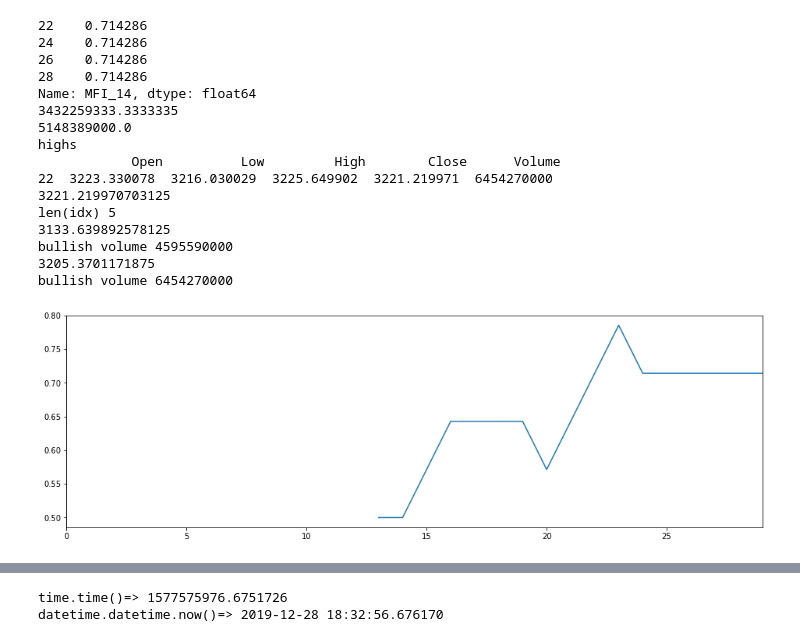
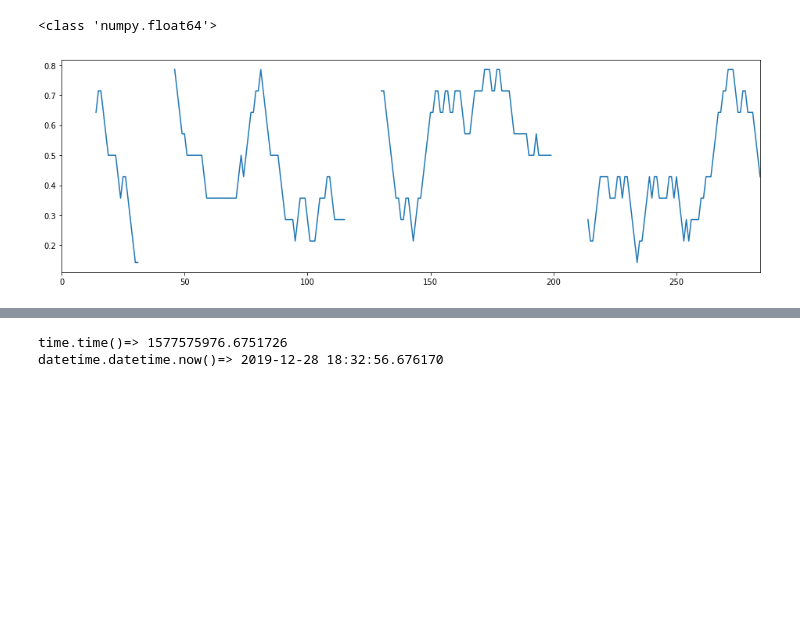
Before and after one commit to mazecore/Py_algotrader, a Jupyter notebook: TradingBot.ipynb, the cells around one changed output, grey strips where cells are left out. Drawn from its saved outputs; the diff is of its cells as text; code cells hidden in the pictures; blank space fills up the shorter version.

```diff
--- a/TradingBot.ipynb
+++ b/TradingBot.ipynb
@@ -26,11 +26,15 @@ maPortfolio = 25000
 maCash = 25000
 
 url = "https://query1.finance.yahoo.com/v8/finance/chart/%5EGSPC?symbol=%5EGSPC&period1={}&period2={}&interval={}&includePrePost=true&events=div%7Csplit%7Cearn&lang=en-US&region=US&crumb=ED2zlWJHcMa&corsDomain=finance.yahoo.com"
+monthAgo = time.time() - 2419200
+weekAgo = time.time() - 386329
 
-r = requests.get(url.format('1574186393', now, '1d'))
+r = requests.get(url.format(str(weekAgo).split('.')[0], now, '5m'))
 
+# r = requests.get(url.format(str(monthAgo).split('.')[0], now, '30m'))
 # r = requests.get("""https://query1.finance.yahoo.com/v8/finance/chart/%5EGSPC?symbol=%5EGSPC&period1=1574186393&period2=1576778393&interval=30m&includePrePost=true&events=div%7Csplit%7Cearn&lang=en-US&region=US&crumb=ED2zlWJHcMa&corsDomain=finance.yahoo.com
 # """)
 yahoo = r.json()
+print(yahoo)
 time = yahoo["chart"]["result"][0]["timestamp"]
 quote = yahoo["chart"]["result"][0]["indicators"]["quote"][0]
@@ -97,42 +138,27 @@ df
 # %%
 # mf = MFI(df, 14)
 mfi = MFI2(df, 14)
 mfi.plot(figsize=(16, 5))
 # mf
-print(mfi[-8::2])
-mfi.values[-1:][0]
-print(df['Volume'].mean())
-print(df['Volume'].mean() / 100 * 150)
-highs = df[df['Volume'] > df['Volume'].mean() / 100 * 140]
-print('highs \n', highs)
-# if df['Close']
-df.iloc[[1,2], :]
-print(highs.values[0][3])
-highs.values[0][0]
-idx = df.index[df['Volume'] > df['Volume'].mean() / 100 * 130]
-print('len(idx)', idx[0])
-df.loc[idx]
-for i in range(len(idx)):
-    print(df['Close'][idx[i]-1])
-    if int(df['Close'][idx[i]-1]) > int(df['Close'][idx[i]]):
-        print ('bearish volume', df['Volume'][idx[i]])
-    else:
-        print ('bullish volume', df['Volume'][idx[i]])
+print(type(mfi[0]))
+# mfi.values[-1:][0]
+# print(df['Volume'].mean())
+# print(df['Volume'].mean() / 100 * 150)
+# highs = df[df['Volume'] > df['Volume'].mean() / 100 * 140]
+# print('highs \n', highs)
+# # if df['Close']
+# df.iloc[[1,2], :]
+# print(highs.values[0][3])
+# highs.values[0][0]
+# idx = df.index[df['Volume'] > df['Volume'].mean() / 100 * 130]
+# print('len(idx)', idx[0])
+# df.loc[idx]
+# for i in range(len(idx)):
+#     print(df['Close'][idx[i]-1])
+#     if int(df['Close'][idx[i]-1]) > int(df['Close'][idx[i]]):
+#         print ('bearish volume', df['Volume'][idx[i]])
+#     else:
+#         print ('bullish volume', df['Volume'][idx[i]])
 # %% [output]
-22    0.714286
-24    0.714286
-26    0.714286
-28    0.714286
-Name: MFI_14, dtype: float64
-3432259333.3333335
-5148389000.0
-highs
-            Open          Low         High        Close      Volume
-22  3223.330078  3216.030029  3225.649902  3221.219971  6454270000
-3221.219970703125
-len(idx) 5
-3133.639892578125
-bullish volume 4595590000
-3205.3701171875
-bullish volume 6454270000
+<class 'numpy.float64'>
-[figure, old version]
+[figure, new version]
```
Also changed, not shown: parts of 7 cells of this notebook, 4 other files.
